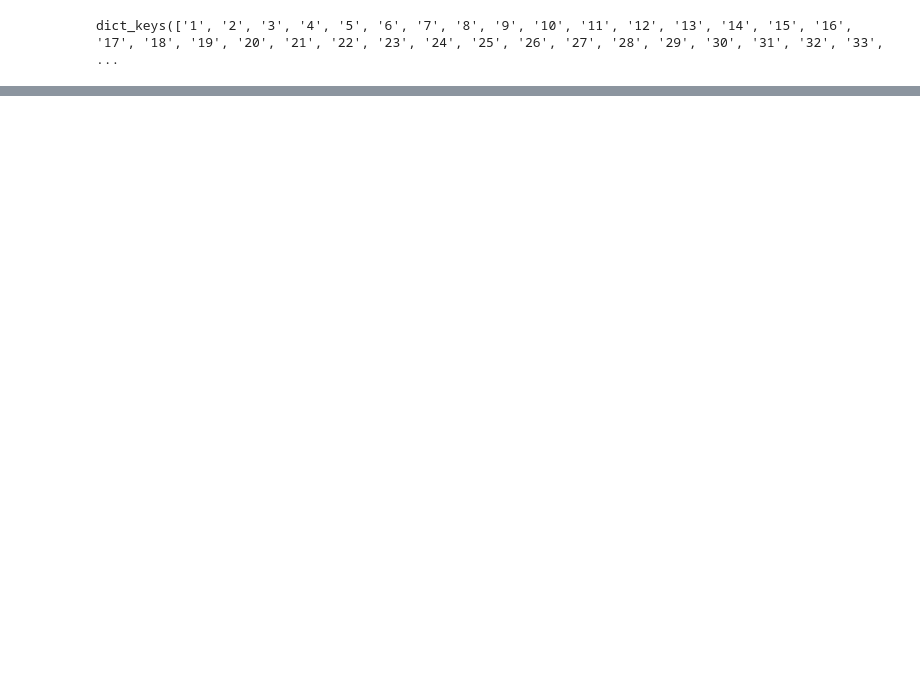
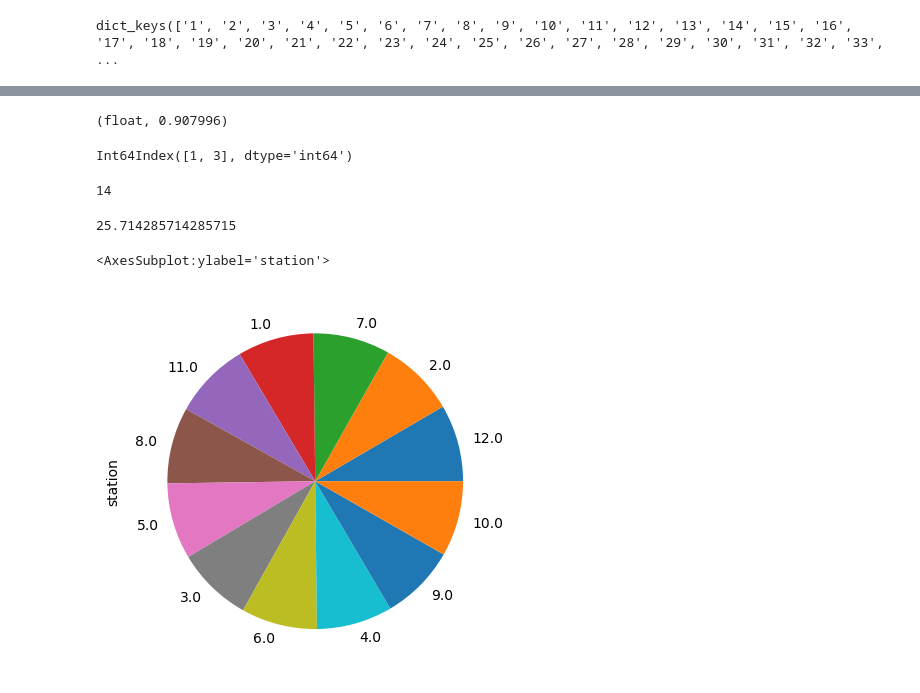
Before and after one commit to 2catycm/WaterDrop-vs-SolarSystemFleet, a Jupyter notebook: experiment/data_understanding.ipynb, the cells around one changed output, grey strips where cells are left out. Drawn from its saved outputs; the diff is of its cells as text; code cells hidden in the pictures; blank space fills up the shorter version.

```diff
--- a/experiment/data_understanding.ipynb
+++ b/experiment/data_understanding.ipynb
@@ -82,0 +22,3 @@ len(opportunities)
+# %%
+df = opportunities
+df.describe()
@@ -82,0 +53,28 @@ len(opportunities)
+# %%
+used = np.zeros(340+1)
+used[26] = 1
+all_ops = df.iloc[0:4]
+all_ops
+all_ops = all_ops[used[all_ops.asteroid]==0]
+a = all_ops[['A', 'B', 'C']].sum(axis=0).min()
+type(a), a
+# %% [output]
+(float, 0.907996)
+# %%
+all_ops.iloc[:2].index
+# %% [output]
+Int64Index([1, 3], dtype='int64')
+# %%
+station_groups = df.groupby('station')
+station_groups.indices[1] [2]
+# %% [output]
+14
+# %%
+9/0.35
+# %% [output]
+25.714285714285715
+# %%
+df.station.value_counts().plot.pie()
+# %% [output]
+<AxesSubplot:ylabel='station'>
+[figure, added]
```
Also changed, not shown: parts of 20 cells of this notebook, 31 other files.
